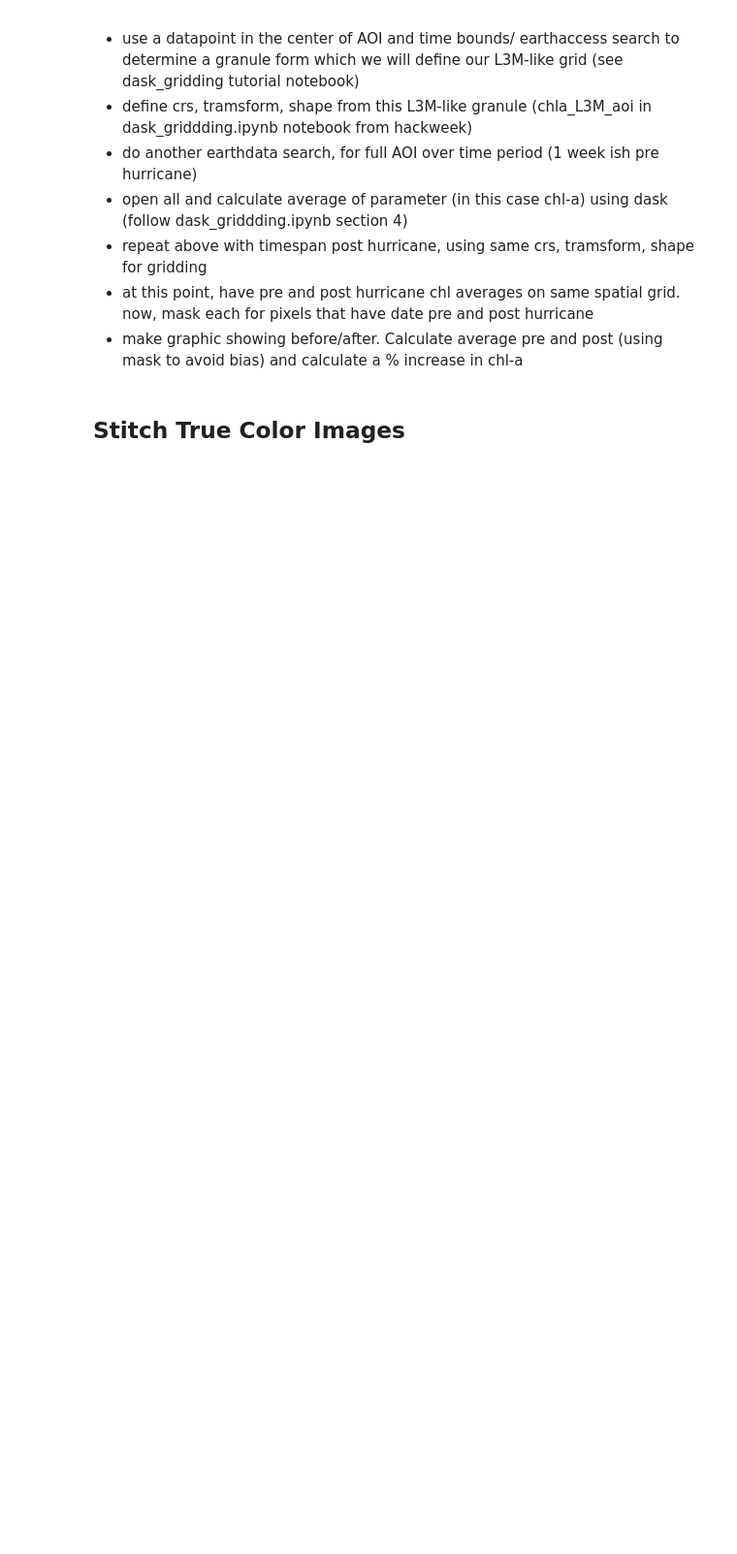
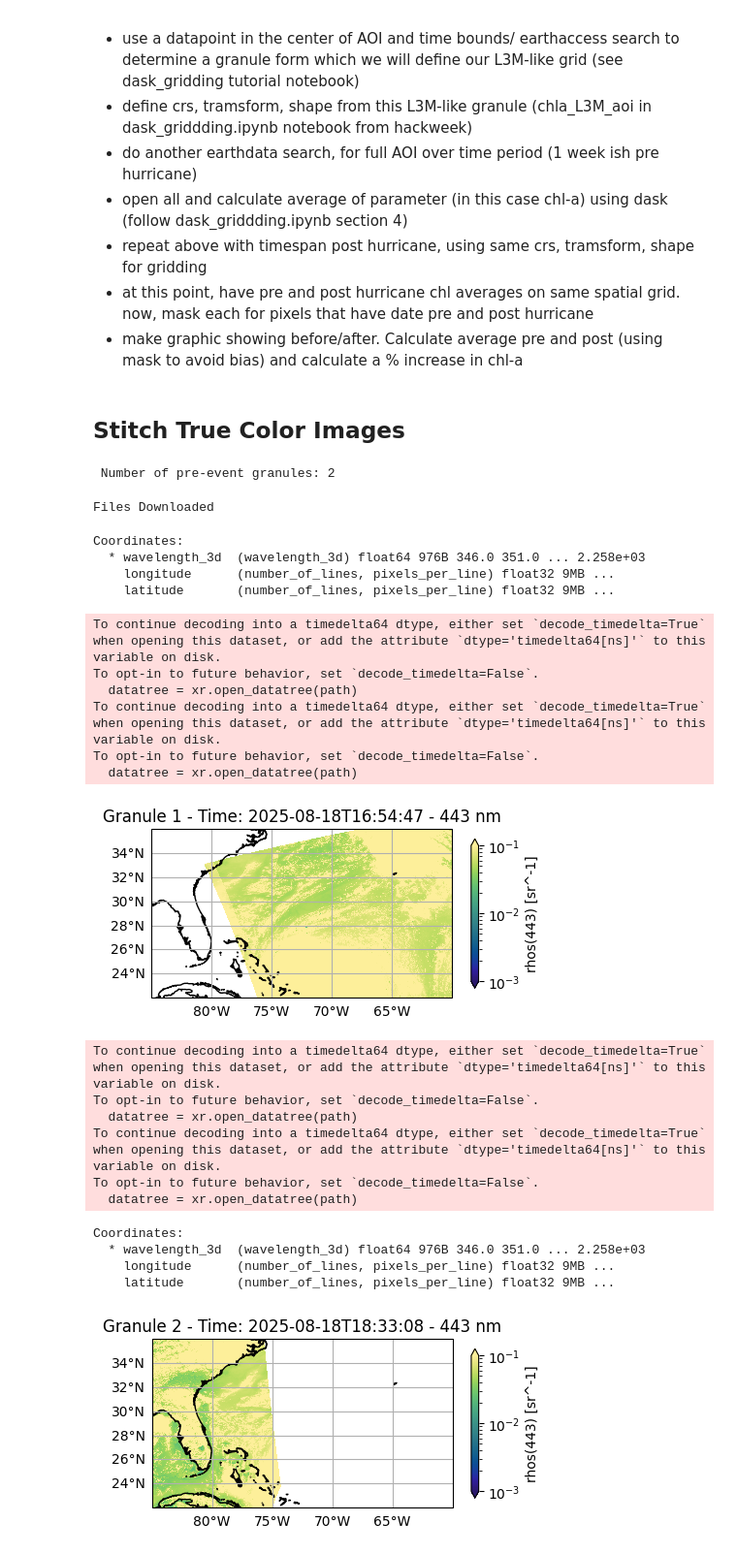
Before and after one commit to skyecaplan/pace-rapid-response, a Jupyter notebook: PRR_OC/PRR_development_MK.ipynb, the cells around one changed output. Shown at 97% size. Saved outputs shown, nothing was run; the diff lists cells and outputs as text; code cells hidden in the pictures; blank space fills up the shorter version.

```diff
--- a/PRR_OC/PRR_development_MK.ipynb
+++ b/PRR_OC/PRR_development_MK.ipynb
@@ -550,7 +582,7 @@ ax.set_title('Change in AVW')
 ## Stitch True Color Images
 # %%
 # User definitions:
-pre_tspan = ("2025-08-19", "2025-08-19")    # define your pre-event and post-event timespans
+pre_tspan = ("2025-08-18", "2025-08-18")    # define your pre-event and post-event timespans
 
 min_lon = -82       # Set lat/lon extent for area of interest
 min_lat = 25
@@ -585,3 +617,64 @@ else:
     pre_paths = earthaccess.download(results, local_path="local_data/")
 
 print('Files Downloaded')
+# %% [output]
+ Number of pre-event granules: 2
+Files Downloaded
+# %%
+# Add cell to plot unprocessed granules to see what they look like
+for i, path in enumerate(pre_paths):
+    datatree = xr.open_datatree(path)
+    dataset = xr.merge(datatree.to_dict().values())
+    dataset = dataset.set_coords(("longitude", "latitude"))
+    print(dataset[var_name].coords)
+
+    var_data = dataset[var_name]
+    var_data = var_data.transpose('wavelength_3d', 'number_of_lines', 'pixels_per_line')
+
+    fig, ax = plt.subplots(figsize=(5, 4), subplot_kw={'projection': ccrs.PlateCarree()})
+    ax.gridlines(draw_labels={"left": "y", "bottom": "x"})
+    plot = var_data.sel(wavelength_3d=443, method='nearest').plot(
+        x="longitude", y="latitude",
+        cbar_kwargs={'label': 'rhos(443) [sr^-1]', 'shrink': 0.5},
+        cmap=cmocean.cm.haline,
+        norm=LogNorm(vmin=.001, vmax=0.1),
+        ax=ax,
+        robust=True
+    )
+    ax.set_xlim(bbox[0]-3, bbox[2]+3)
+    ax.set_ylim(bbox[1]-3, bbox[3]+3)
+    ax.coastlines()
+    ax.set_title(f'Granule {i+1} - Time: {str(dataset.attrs["time_coverage_start"])[:19]} - 443 nm')
+    plt.show()
+
+for i, path in enumerate(pre_paths):
+    datatree = xr.open_datatree(path)
+    dataset = xr.merge(datatree.to_dict().values())
+    dataset = dataset.set_coords(("longitude", "latitude"))
+
+    var_data = dataset[var_name]
+    var_data = var_data.transpose('wavelength_3d', 'number_of_lines', 'pixels_per_line')
+    quick_plot_sref_1band(var_data)
+# %% [output]
+Coordinates:
+  * wavelength_3d  (wavelength_3d) float64 976B 346.0 351.0 ... 2.258e+03
+    longitude      (number_of_lines, pixels_per_line) float32 9MB ...
+    latitude       (number_of_lines, pixels_per_line) float32 9MB ...
+To continue decoding into a timedelta64 dtype, either set `decode_timedelta=True` when opening this dataset, or add the attribute `dtype='timedelta64[ns]'` to this variable on disk.
+To opt-in to future behavior, set `decode_timedelta=False`.
+  datatree = xr.open_datatree(path)
+To continue decoding into a timedelta64 dtype, either set `decode_timedelta=True` when opening this dataset, or add the attribute `dtype='timedelta64[ns]'` to this variable on disk.
+To opt-in to future behavior, set `decode_timedelta=False`.
+  datatree = xr.open_datatree(path)
+[figure, added]
+To continue decoding into a timedelta64 dtype, either set `decode_timedelta=True` when opening this dataset, or add the attribute `dtype='timedelta64[ns]'` to this variable on disk.
+To opt-in to future behavior, set `decode_timedelta=False`.
+  datatree = xr.open_datatree(path)
+To continue decoding into a timedelta64 dtype, either set `decode_timedelta=True` when opening this dataset, or add the attribute `dtype='timedelta64[ns]'` to this variable on disk.
+To opt-in to future behavior, set `decode_timedelta=False`.
+  datatree = xr.open_datatree(path)
+Coordinates:
+  * wavelength_3d  (wavelength_3d) float64 976B 346.0 351.0 ... 2.258e+03
+    longitude      (number_of_lines, pixels_per_line) float32 9MB ...
+    latitude       (number_of_lines, pixels_per_line) float32 9MB ...
+[figure, added]
```
Also changed, not shown: parts of 7 cells of this notebook, 1 other file.
